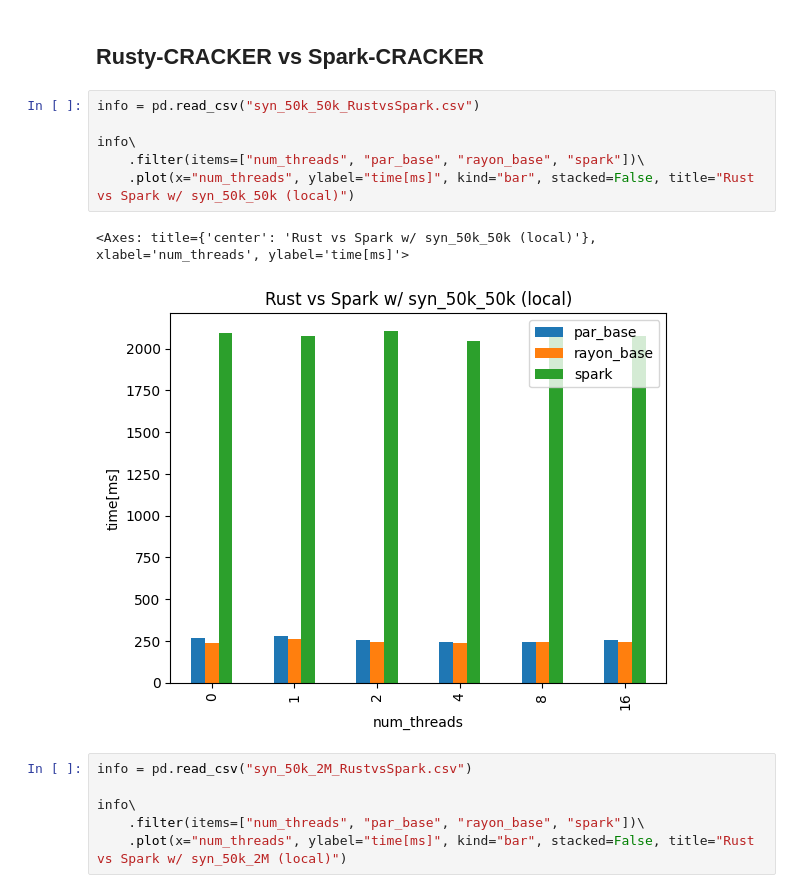
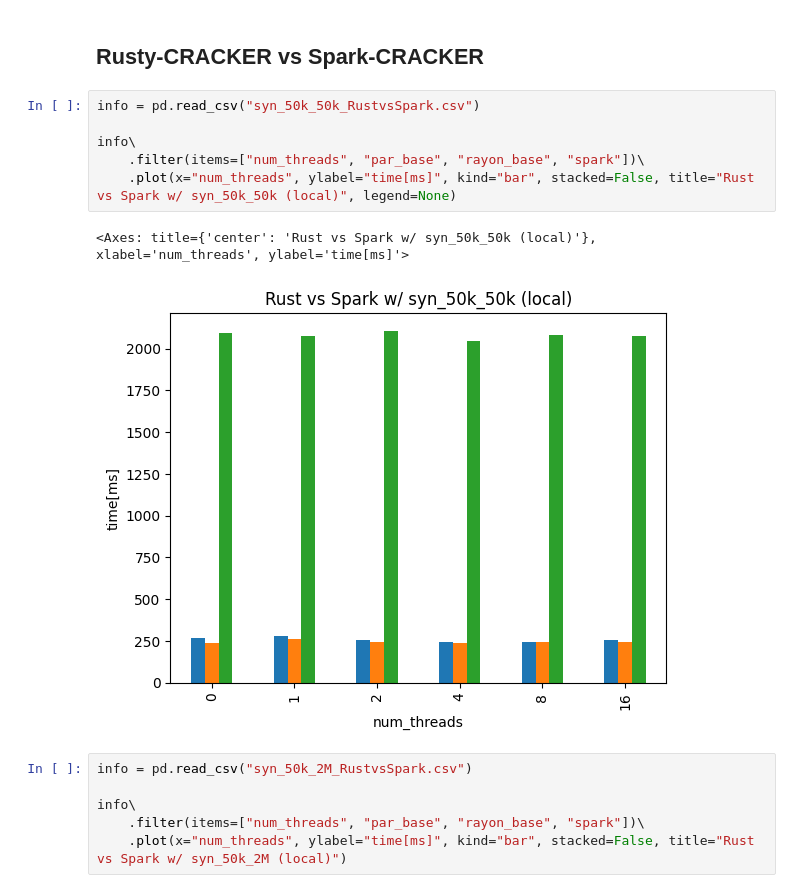
Before and after one commit to dSampietro/Rusty-CRACKER, a Jupyter notebook: plotting/nbk.ipynb, the cells around one changed output. Cells and saved outputs as stored; diff of their text form.

```diff
--- a/plotting/nbk.ipynb
+++ b/plotting/nbk.ipynb
@@ -48,12 +48,12 @@ info\
 # %%
 info = pd.read_csv("syn_50k_50k_RustvsSpark.csv")
 
 info\
     .filter(items=["num_threads", "par_base", "rayon_base", "spark"])\
-    .plot(x="num_threads", ylabel="time[ms]", kind="bar", stacked=False, title="Rust vs Spark w/ syn_50k_50k (local)")
+    .plot(x="num_threads", ylabel="time[ms]", kind="bar", stacked=False, title="Rust vs Spark w/ syn_50k_50k (local)", legend=None)
 # %% [output]
 <Axes: title={'center': 'Rust vs Spark w/ syn_50k_50k (local)'}, xlabel='num_threads', ylabel='time[ms]'>
-[figure, old version]
+[figure, new version]
 # %%
 info = pd.read_csv("syn_50k_2M_RustvsSpark.csv")
 
```
Also changed, not shown: parts of 3 cells of this notebook.
